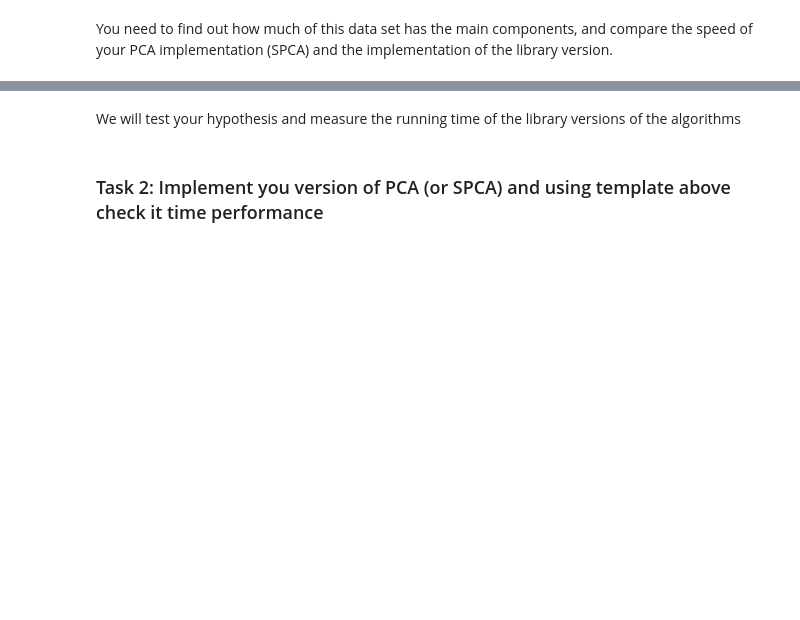
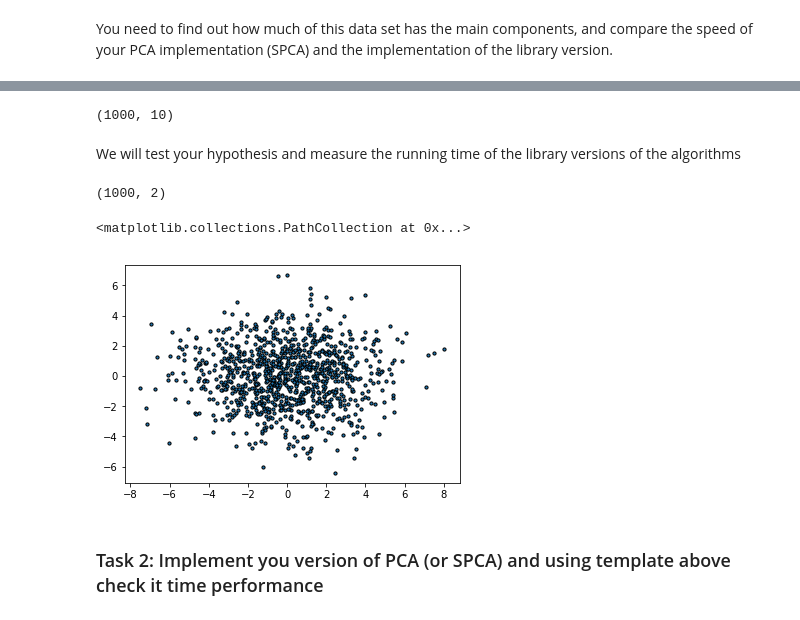
Before and after one commit to cubazis/inno_hdda_fall, a Jupyter notebook: assignments/ha1/HA1.ipynb, the cells around one changed output, grey strips where cells are left out. Saved outputs shown, nothing was run; the diff lists cells and outputs as text; code cells hidden in the pictures; blank space fills up the shorter version.

```diff
--- a/assignments/ha1/HA1.ipynb
+++ b/assignments/ha1/HA1.ipynb
@@ -180,6 +190,10 @@ X_std = StandardScaler().fit_transform(df.values)
 
 # Determine the number of main components.
 # YOUR CODE HERE
+
+X_std.shape
+# %% [output]
+(1000, 10)
 # %%
 # Check the covariation matrix by using sns.heatmap(...) (optionally)
 # YOUR CODE HERE
@@ -189,9 +203,14 @@ We will test your hypothesis and measure the running time of the library version
 from sklearn.decomposition import PCA
 from sklearn.decomposition import SparsePCA
 # %%
-pca = PCA(n_components=???)
+pca = PCA(n_components=2)
 x_d = pca.fit_transform(X_std)
+print(x_d.shape)
 plt.scatter(x_d[:,0],x_d[:,1], s=10, edgecolor='k')
+# %% [output]
+(1000, 2)
+<matplotlib.collections.PathCollection at 0x...>
+[figure, added]
 # %%
 %timeit pca.fit_transform(X_std)
 # %%
```
Also changed, not shown: parts of 1 cell of this notebook, 8 other files.
